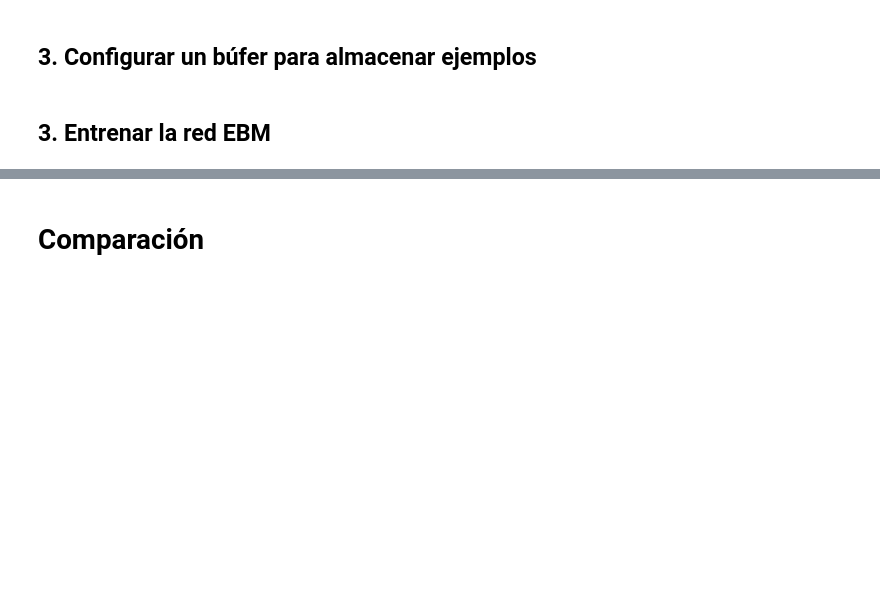
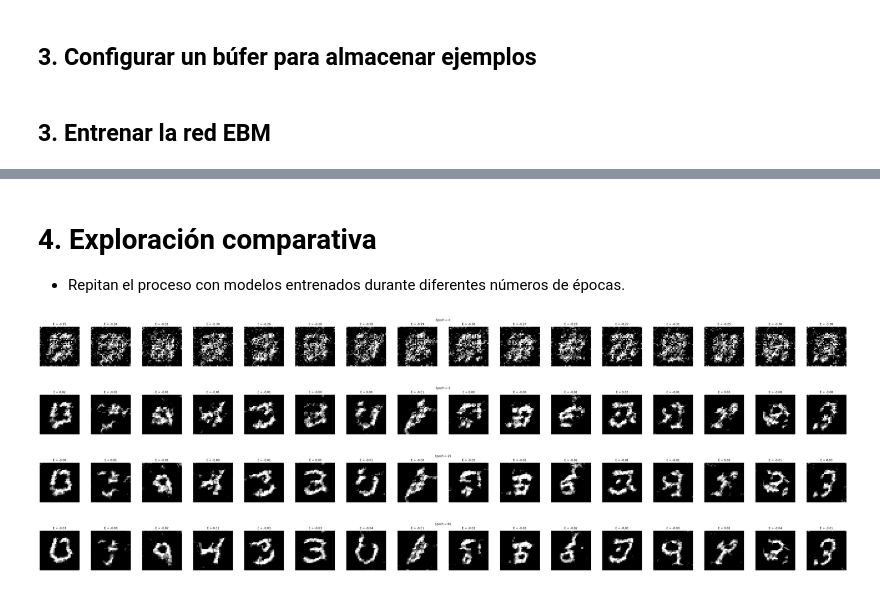
Before and after one commit to roicort/PCIC, a Jupyter notebook: GenAI/EBM/EBM2.ipynb, the cells around one changed output, grey strips where cells are left out. Cells and saved outputs as stored; diff of their text form; code cells hidden in the pictures; blank space fills up the shorter version.

```diff
--- a/GenAI/EBM/EBM2.ipynb
+++ b/GenAI/EBM/EBM2.ipynb
@@ -359,5 +403,8 @@ ebm.fit(
 # %% [markdown]
-# Comparación
+# 4. Exploración comparativa
+
+- Repitan el proceso con modelos entrenados durante diferentes números de
+épocas.
 # %%
 import os
 import glob
@@ -377,0 +414,49 @@ else:
+# %%
+initial_noise = np.random.uniform(size=(16, IMAGE_SIZE, IMAGE_SIZE, CHANNELS)) * 2 - 1
+# %%
+results = {}
+ebm = EBM()
+
+for model_path in checkpoint_files:
+
+    ebm.model = tf.keras.models.load_model(model_path, compile=False)
+    n_checkpoint = (int(model_path.split("_")[-1].split(".")[0]))
+
+    ebm.compile(
+        optimizer=optimizers.Adam(learning_rate=LEARNING_RATE), run_eagerly=True
+    )
+
+    sampled_imgs = generate_samples(
+        ebm.model,
+        inp_imgs=initial_noise,
+        steps=100,
+        step_size=10,
+        noise=0.005
+    )
+
+    results[n_checkpoint] = {
+        "img": sampled_imgs.numpy(),
+        "e": ebm.model(sampled_imgs).numpy().flatten()
+    }
+# %%
+for idx in results:
+    imgs = results[idx]["img"]
+    energies = results[idx]["e"]
+    N = imgs.shape[0]
+    fig, axes = plt.subplots(1, N, figsize=(N*3, 3))
+    if N == 1:
+        axes = [axes]
+    for i in range(N):
+        ax = axes[i]
+        img = imgs[i]
+        ax.imshow(img.squeeze(), cmap='gray')
+        ax.set_title(f"E = {energies[i]:.2f}")
+        ax.axis('off')
+    plt.suptitle(f"Epoch = {idx}")
+    plt.tight_layout()
+    plt.show()
+# %% [output]
+[figure, added]
+[figure, added]
+[figure, added]
+[figure, added]
```
Also changed, not shown: parts of 29 cells of this notebook.
